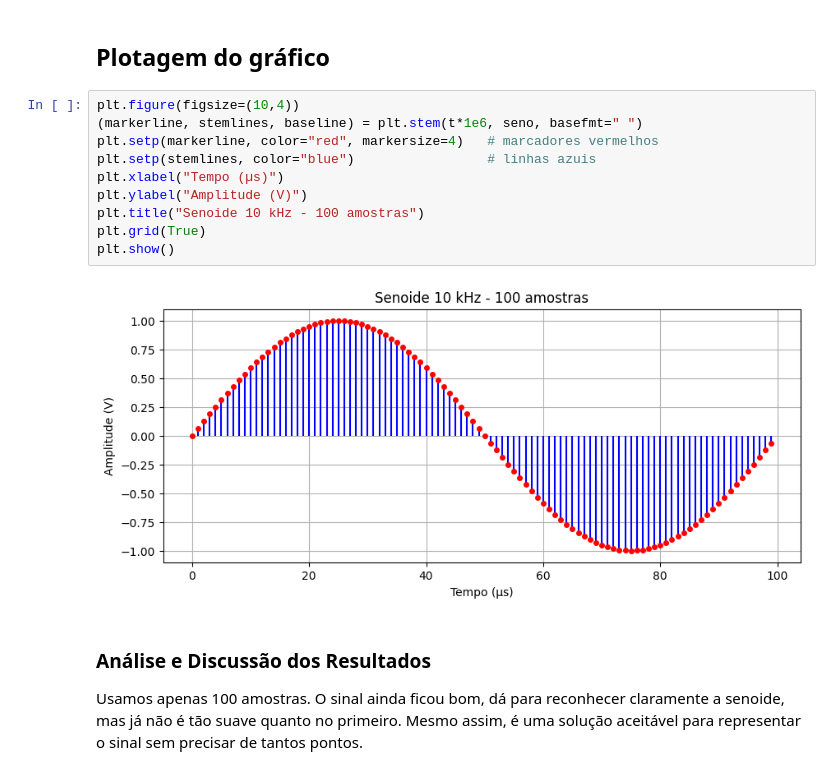
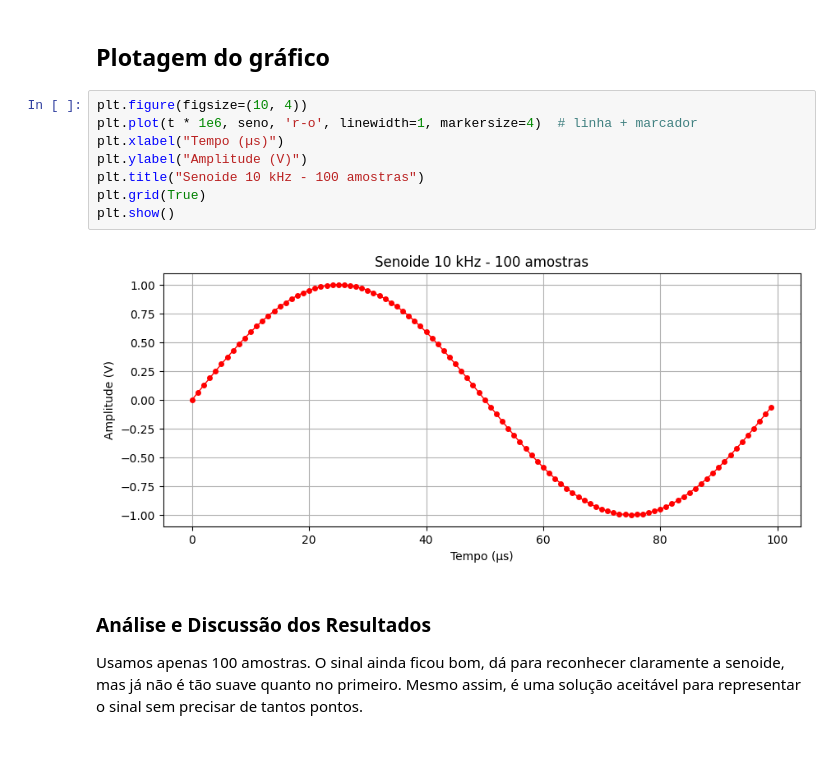
Before and after one commit to Eduelvs/Simulacoes-Telecomunicacoes, a Jupyter notebook: Lab01/lab1.ipynb, the cells around one changed output. Cells and saved outputs as stored; diff of their text form.

Commit message:
feat: :construction: update graphs

```diff
--- a/Lab01/lab1.ipynb
+++ b/Lab01/lab1.ipynb
@@ -97,17 +97,15 @@ display(df)  # Mostra a tabela bonitinha no notebook
 # %% [markdown]
 ## Plotagem do gráfico
 # %%
-plt.figure(figsize=(10,4))
-(markerline, stemlines, baseline) = plt.stem(t*1e6, seno, basefmt=" ")
-plt.setp(markerline, color="red", markersize=4)   # marcadores vermelhos
-plt.setp(stemlines, color="blue")                 # linhas azuis
+plt.figure(figsize=(10, 4))
+plt.plot(t * 1e6, seno, 'r-o', linewidth=1, markersize=4)  # linha + marcador
 plt.xlabel("Tempo (µs)")
 plt.ylabel("Amplitude (V)")
 plt.title("Senoide 10 kHz - 100 amostras")
 plt.grid(True)
 plt.show()
 # %% [output]
-[figure, old version]
+[figure, new version]
 # %% [markdown]
 ### Análise e Discussão dos Resultados
 
```
Also changed, not shown: 1 other file.
